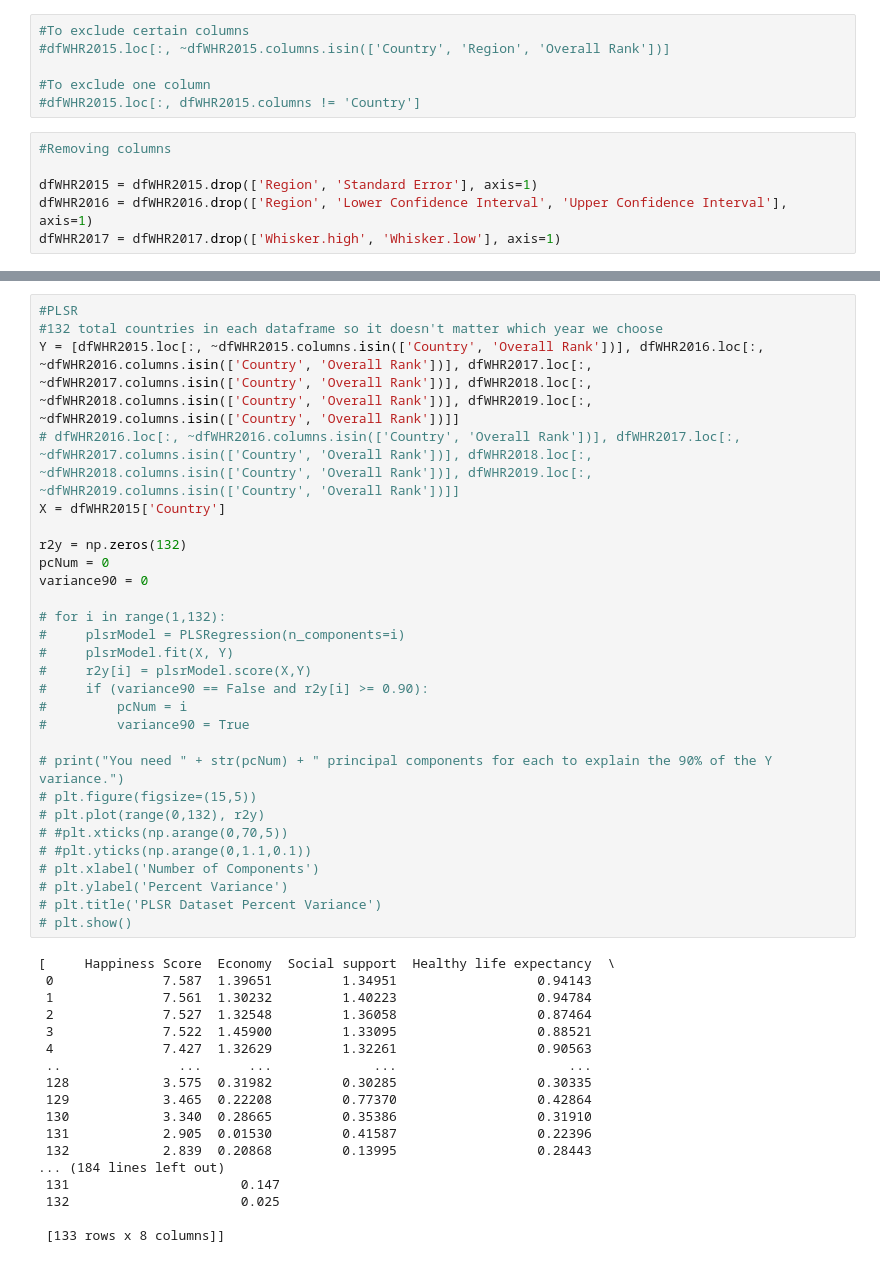
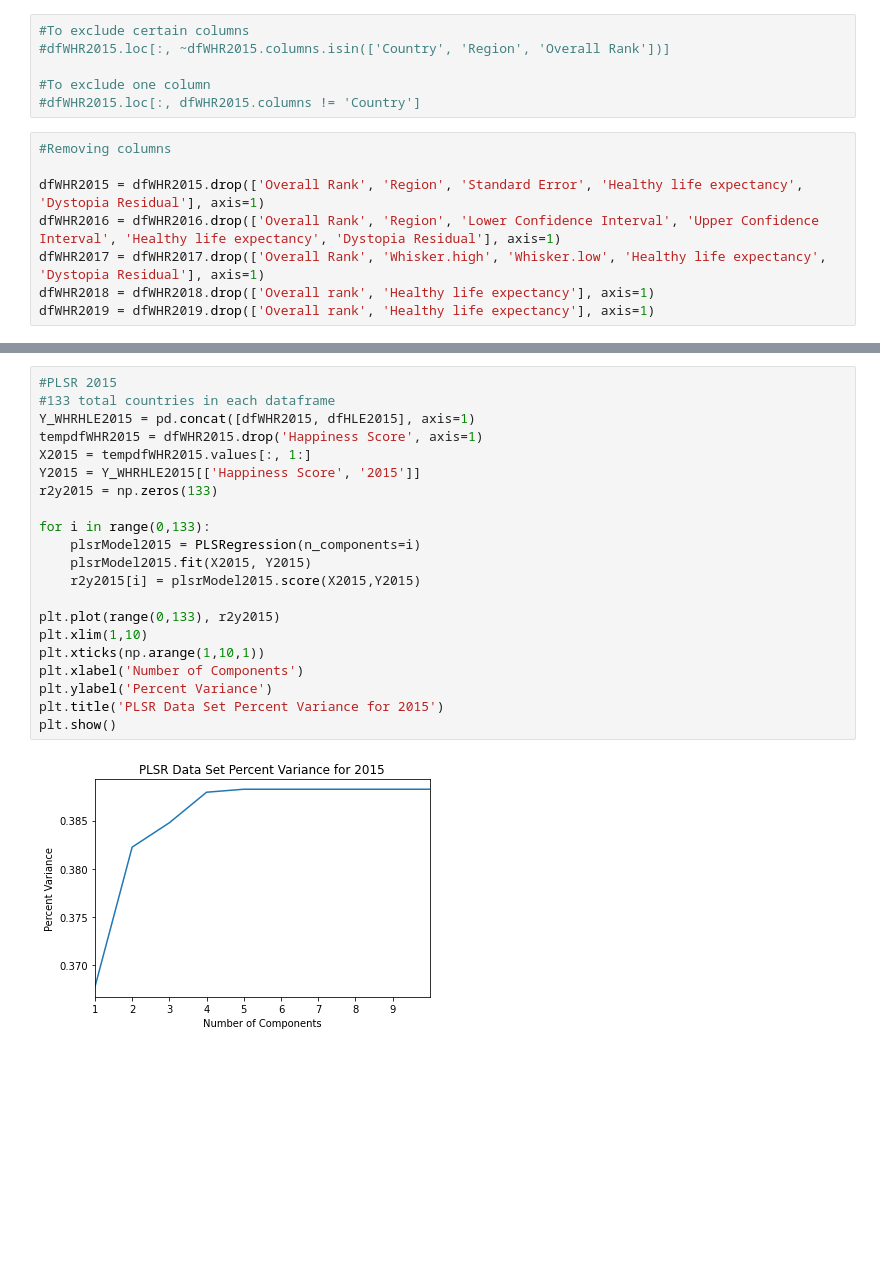
Before and after one commit to SourBob39/Happy_Planet_Analysis, a Jupyter notebook: Happiness-Metrics-for-Global-Life-Expectancy-Predictive-Analysis.ipynb, the cells around one changed output, grey strips where cells are left out. Saved outputs shown, nothing was run; the diff lists cells and outputs as text; blank space fills up the shorter version.

Commit message:
plsr for all years finished

```diff
--- a/Happiness-Metrics-for-Global-Life-Expectancy-Predictive-Analysis.ipynb
+++ b/Happiness-Metrics-for-Global-Life-Expectancy-Predictive-Analysis.ipynb
@@ -225,6 +157,8 @@ dfWHR2016
 # %%
 #Removing columns
 
-dfWHR2015 = dfWHR2015.drop(['Region', 'Standard Error'], axis=1)
-dfWHR2016 = dfWHR2016.drop(['Region', 'Lower Confidence Interval', 'Upper Confidence Interval'], axis=1)
-dfWHR2017 = dfWHR2017.drop(['Whisker.high', 'Whisker.low'], axis=1)
+dfWHR2015 = dfWHR2015.drop(['Overall Rank', 'Region', 'Standard Error', 'Healthy life expectancy', 'Dystopia Residual'], axis=1)
+dfWHR2016 = dfWHR2016.drop(['Overall Rank', 'Region', 'Lower Confidence Interval', 'Upper Confidence Interval', 'Healthy life expectancy', 'Dystopia Residual'], axis=1)
+dfWHR2017 = dfWHR2017.drop(['Overall Rank', 'Whisker.high', 'Whisker.low', 'Healthy life expectancy', 'Dystopia Residual'], axis=1)
+dfWHR2018 = dfWHR2018.drop(['Overall rank', 'Healthy life expectancy'], axis=1)
+dfWHR2019 = dfWHR2019.drop(['Overall rank', 'Healthy life expectancy'], axis=1)
@@ -247,46 +165,23 @@ dfWHR2018
 # %%
-#PLSR
-#132 total countries in each dataframe so it doesn't matter which year we choose
-Y = [dfWHR2015.loc[:, ~dfWHR2015.columns.isin(['Country', 'Overall Rank'])], dfWHR2016.loc[:, ~dfWHR2016.columns.isin(['Country', 'Overall Rank'])], dfWHR2017.loc[:, ~dfWHR2017.columns.isin(['Country', 'Overall Rank'])], dfWHR2018.loc[:, ~dfWHR2018.columns.isin(['Country', 'Overall Rank'])], dfWHR2019.loc[:, ~dfWHR2019.columns.isin(['Country', 'Overall Rank'])]]
-# dfWHR2016.loc[:, ~dfWHR2016.columns.isin(['Country', 'Overall Rank'])], dfWHR2017.loc[:, ~dfWHR2017.columns.isin(['Country', 'Overall Rank'])], dfWHR2018.loc[:, ~dfWHR2018.columns.isin(['Country', 'Overall Rank'])], dfWHR2019.loc[:, ~dfWHR2019.columns.isin(['Country', 'Overall Rank'])]]
-X = dfWHR2015['Country']
+#PLSR 2015
+#133 total countries in each dataframe
+Y_WHRHLE2015 = pd.concat([dfWHR2015, dfHLE2015], axis=1)
+tempdfWHR2015 = dfWHR2015.drop('Happiness Score', axis=1)
+X2015 = tempdfWHR2015.values[:, 1:]
+Y2015 = Y_WHRHLE2015[['Happiness Score', '2015']]
+r2y2015 = np.zeros(133)
 
-r2y = np.zeros(132)
-pcNum = 0
-variance90 = 0
+for i in range(0,133):
+    plsrModel2015 = PLSRegression(n_components=i)
+    plsrModel2015.fit(X2015, Y2015)
+    r2y2015[i] = plsrModel2015.score(X2015,Y2015)
 
-# for i in range(1,132):
-#     plsrModel = PLSRegression(n_components=i)
-#     plsrModel.fit(X, Y)
-#     r2y[i] = plsrModel.score(X,Y)
-#     if (variance90 == False and r2y[i] >= 0.90):
-#         pcNum = i
-#         variance90 = True
-
-# print("You need " + str(pcNum) + " principal components for each to explain the 90% of the Y variance.")
-# plt.figure(figsize=(15,5))
-# plt.plot(range(0,132), r2y)
-# #plt.xticks(np.arange(0,70,5))
-# #plt.yticks(np.arange(0,1.1,0.1))
-# plt.xlabel('Number of Components')
-# plt.ylabel('Percent Variance')
-# plt.title('PLSR Dataset Percent Variance')
-# plt.show()
+plt.plot(range(0,133), r2y2015)
+plt.xlim(1,10)
+plt.xticks(np.arange(1,10,1))
+plt.xlabel('Number of Components')
+plt.ylabel('Percent Variance')
+plt.title('PLSR Data Set Percent Variance for 2015')
+plt.show()
 # %% [output]
-[     Happiness Score  Economy  Social support  Healthy life expectancy  \
- 0              7.587  1.39651         1.34951                  0.94143
- 1              7.561  1.30232         1.40223                  0.94784
- 2              7.527  1.32548         1.36058                  0.87464
- 3              7.522  1.45900         1.33095                  0.88521
- 4              7.427  1.32629         1.32261                  0.90563
- ..               ...      ...             ...                      ...
- 128            3.575  0.31982         0.30285                  0.30335
- 129            3.465  0.22208         0.77370                  0.42864
- 130            3.340  0.28665         0.35386                  0.31910
- 131            2.905  0.01530         0.41587                  0.22396
- 132            2.839  0.20868         0.13995                  0.28443
-... (184 lines left out)
- 131                      0.147
- 132                      0.025
-
- [133 rows x 8 columns]]
+[figure, added]
```
Also changed, not shown: parts of 22 cells of this notebook, 2 other files.
